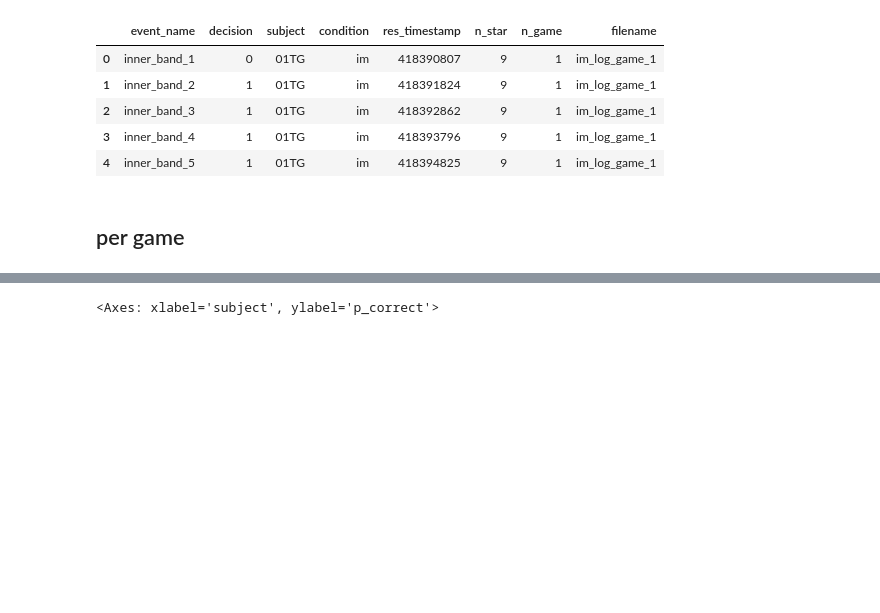
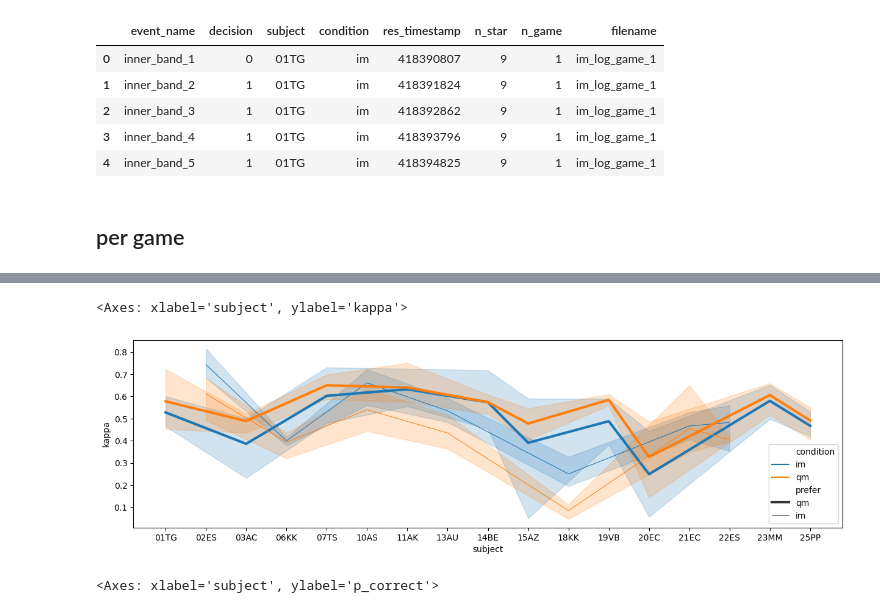
Before and after one commit to JuliaRory/AstroSync-analysis, a Jupyter notebook: notebooks/09_graz2026_analysis.ipynb, the cells around one changed output, grey strips where cells are left out. Saved outputs shown, nothing was run; the diff lists cells and outputs as text; code cells hidden in the pictures; blank space fills up the shorter version.

```diff
--- a/notebooks/09_graz2026_analysis.ipynb
+++ b/notebooks/09_graz2026_analysis.ipynb
@@ -134,0 +145,9 @@ for i, metric in enumerate(["kappa", "TPR", "TNR"]):
+# %%
+df_r2["prefer"] = "im"
+metric = "kappa"
+for s in df_r2.subject.unique():
+    im_mean = df_r2.loc[(df_r2.subject == s) & (df_r2.condition == "im")][metric].mean()
+    qm_mean = df_r2.loc[(df_r2.subject == s) & (df_r2.condition == "qm")][metric].mean()
+    prefer = "im" if im_mean > qm_mean else "qm"
+    df_r2.loc[df_r2.subject == s, "prefer"] = prefer
+kappa_diff = df_r2.loc[df_r2.prefer == "im"][metric].mean() - df_r2.loc[df_r2.prefer == "qm"][metric].mean()
@@ -135,3 +160,9 @@ for i, metric in enumerate(["kappa", "TPR", "TNR"]):
+# %%
+plt.figure(figsize=(15, 4))
+sns.lineplot(df_r2, x="subject", y="kappa", hue="condition", size="prefer", estimator="mean", errorbar=("pi", 95))
+# %% [output]
+<Axes: xlabel='subject', ylabel='kappa'>
+[figure, added]
 # %%
 # без первого и 2-х последних поясов
 df_central = df_band.copy()
```
Also changed, not shown: parts of 5 cells of this notebook, 3 other files.
